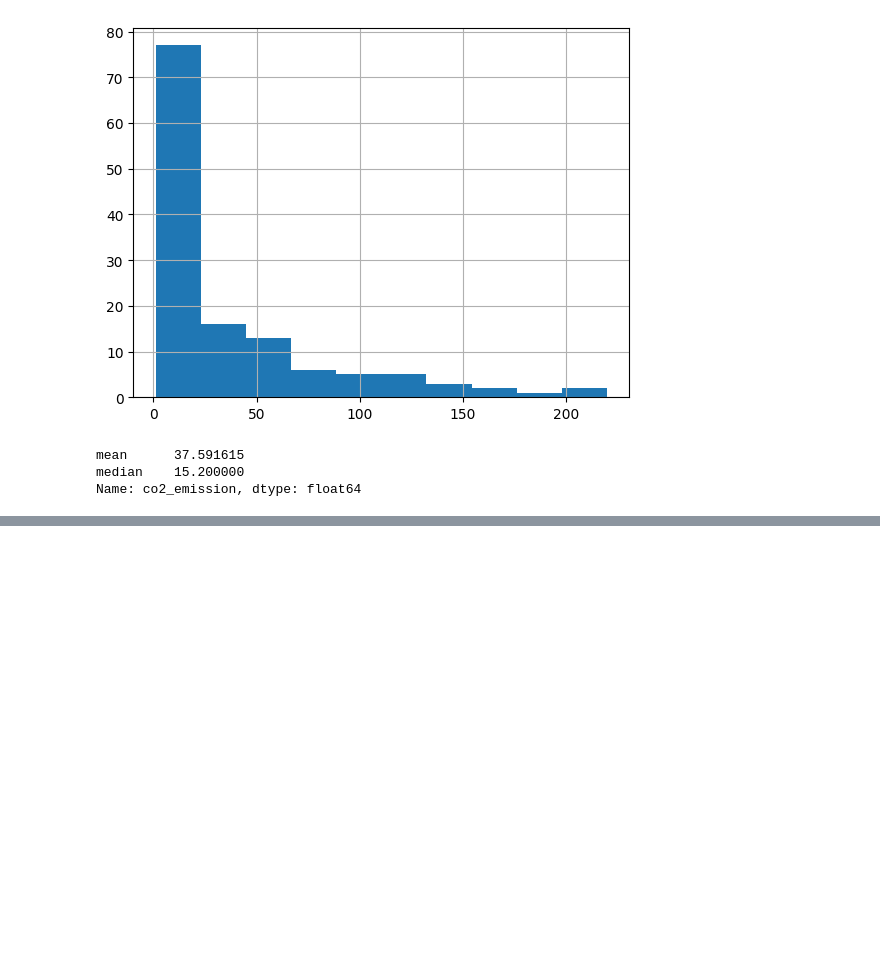
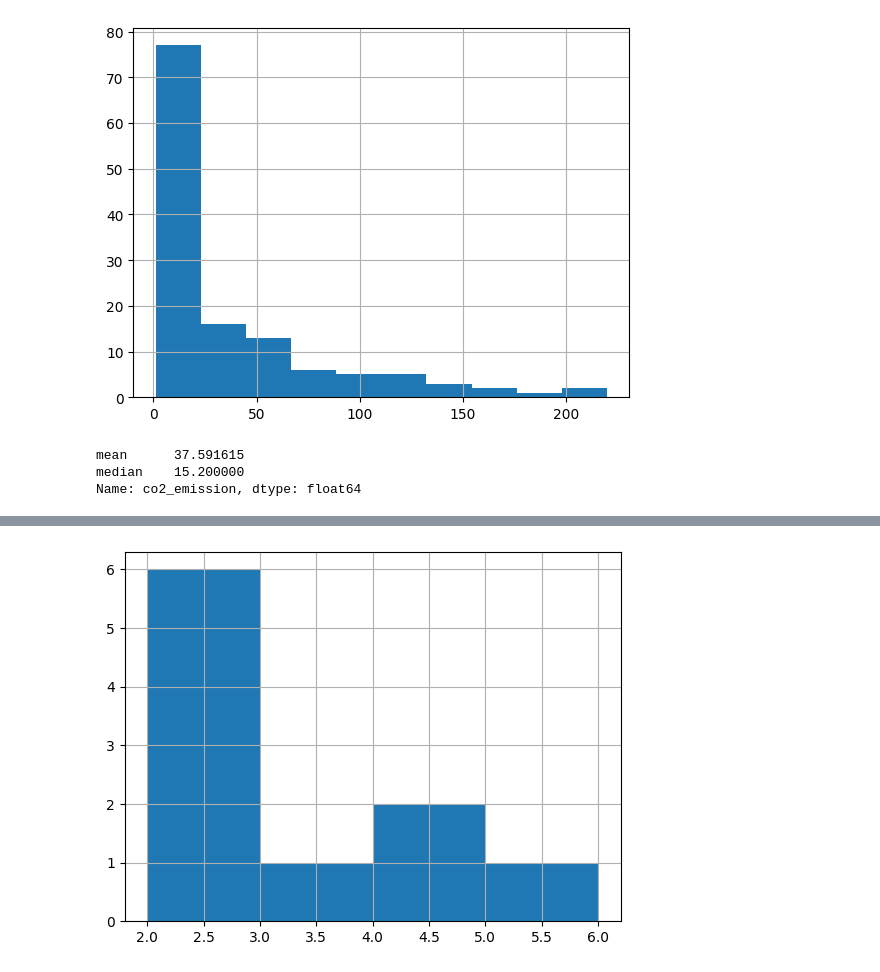
Before and after one commit to Kinosaur/Data-Science-Learning, a Jupyter notebook: Class07 Stats in Python - Data Sets/Class07_practice.ipynb, the cells around one changed output, grey strips where cells are left out. Saved outputs shown, nothing was run; the diff lists cells and outputs as text; code cells hidden in the pictures; blank space fills up the shorter version.

```diff
--- a/Class07 Stats in Python - Data Sets/Class07_practice.ipynb
+++ b/Class07 Stats in Python - Data Sets/Class07_practice.ipynb
@@ -81,0 +280,3 @@ Name: co2_emission, dtype: float64
+# %%
+restaurant_groups = pd.read_csv('restaurant_groups.csv', index_col=0)
+restaurant_groups.head()
@@ -81,0 +290,5 @@ Name: co2_emission, dtype: float64
+# %%
+restaurant_groups['group_size'].hist(bins=[2,3,4,5,6])
+plt.show()
+# %% [output]
+[figure, added]
```
Also changed, not shown: parts of 28 cells of this notebook, 9 other files.
